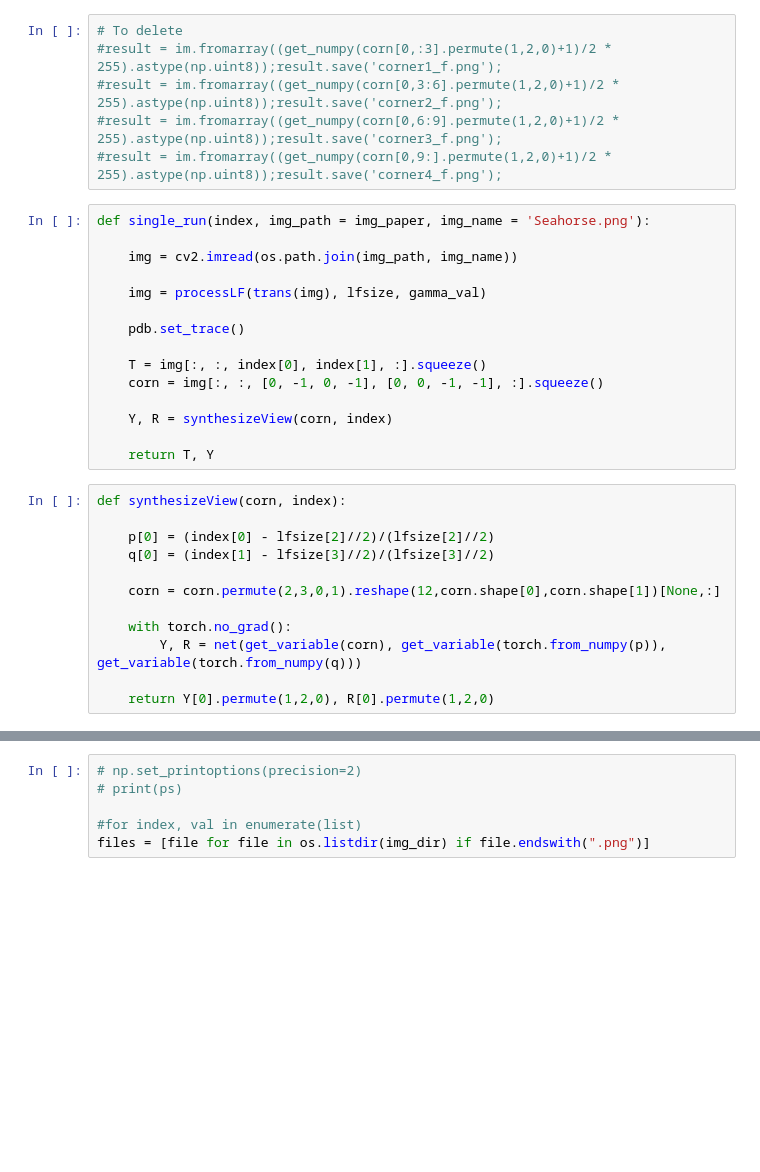
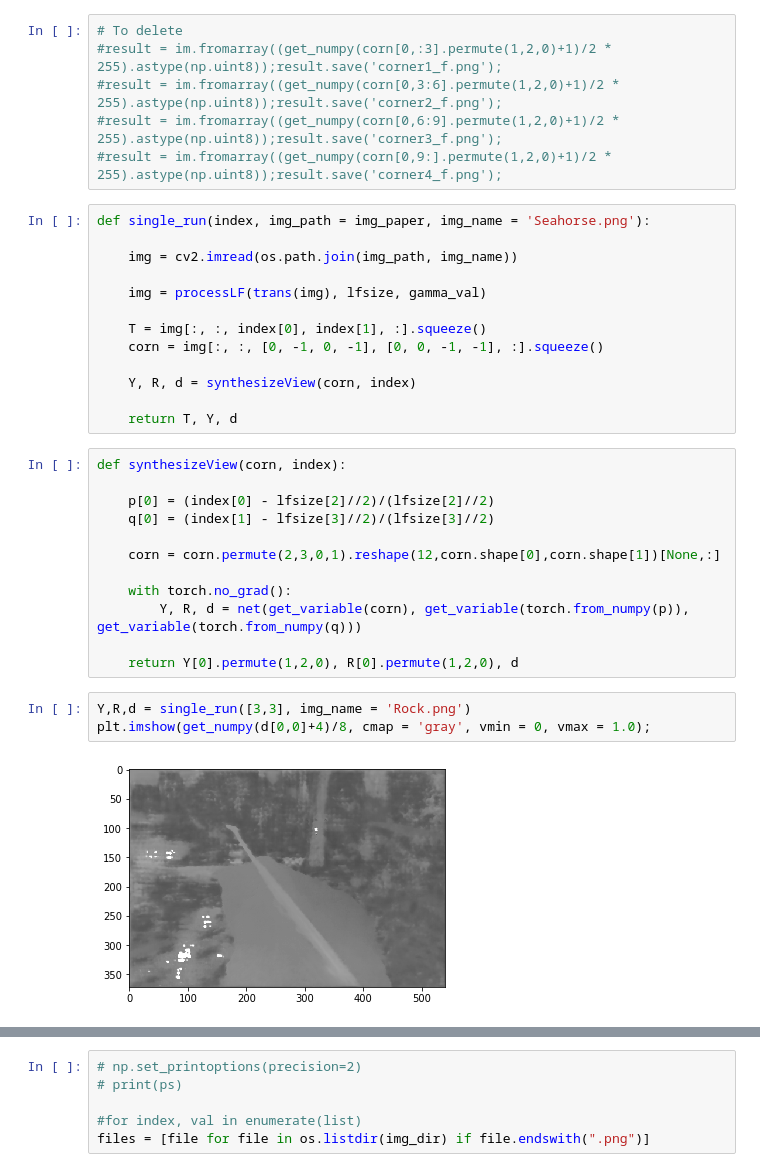
Before and after one commit to umairmukati/view-synthesis, a Jupyter notebook: oavs/testing.ipynb, the cells around one changed output, grey strips where cells are left out. Cells and saved outputs as stored; diff of their text form; blank space fills up the shorter version.

```diff
--- a/oavs/testing.ipynb
+++ b/oavs/testing.ipynb
@@ -85,14 +85,12 @@ def single_run(index, img_path = img_paper, img_name = 'Seahorse.png'):
 
     img = processLF(trans(img), lfsize, gamma_val)
 
-    pdb.set_trace()
-
     T = img[:, :, index[0], index[1], :].squeeze()
     corn = img[:, :, [0, -1, 0, -1], [0, 0, -1, -1], :].squeeze()
 
-    Y, R = synthesizeView(corn, index)
+    Y, R, d = synthesizeView(corn, index)
 
-    return T, Y
+    return T, Y, d
 # %%
 def synthesizeView(corn, index):
 
@@ -102,9 +100,14 @@ def synthesizeView(corn, index):
     corn = corn.permute(2,3,0,1).reshape(12,corn.shape[0],corn.shape[1])[None,:]
 
     with torch.no_grad():
-        Y, R = net(get_variable(corn), get_variable(torch.from_numpy(p)), get_variable(torch.from_numpy(q)))
+        Y, R, d = net(get_variable(corn), get_variable(torch.from_numpy(p)), get_variable(torch.from_numpy(q)))
 
-    return Y[0].permute(1,2,0), R[0].permute(1,2,0)
+    return Y[0].permute(1,2,0), R[0].permute(1,2,0), d
+# %%
+Y,R,d = single_run([3,3], img_name = 'Rock.png')
+plt.imshow(get_numpy(d[0,0]+4)/8, cmap = 'gray', vmin = 0, vmax = 1.0);
+# %% [output]
+[figure, added]
 # %%
 # Run for all examples in the folder and every perspectives
 def run_all_examples(img_path):
```
Also changed, not shown: parts of 5 cells of this notebook, 1 other file.
